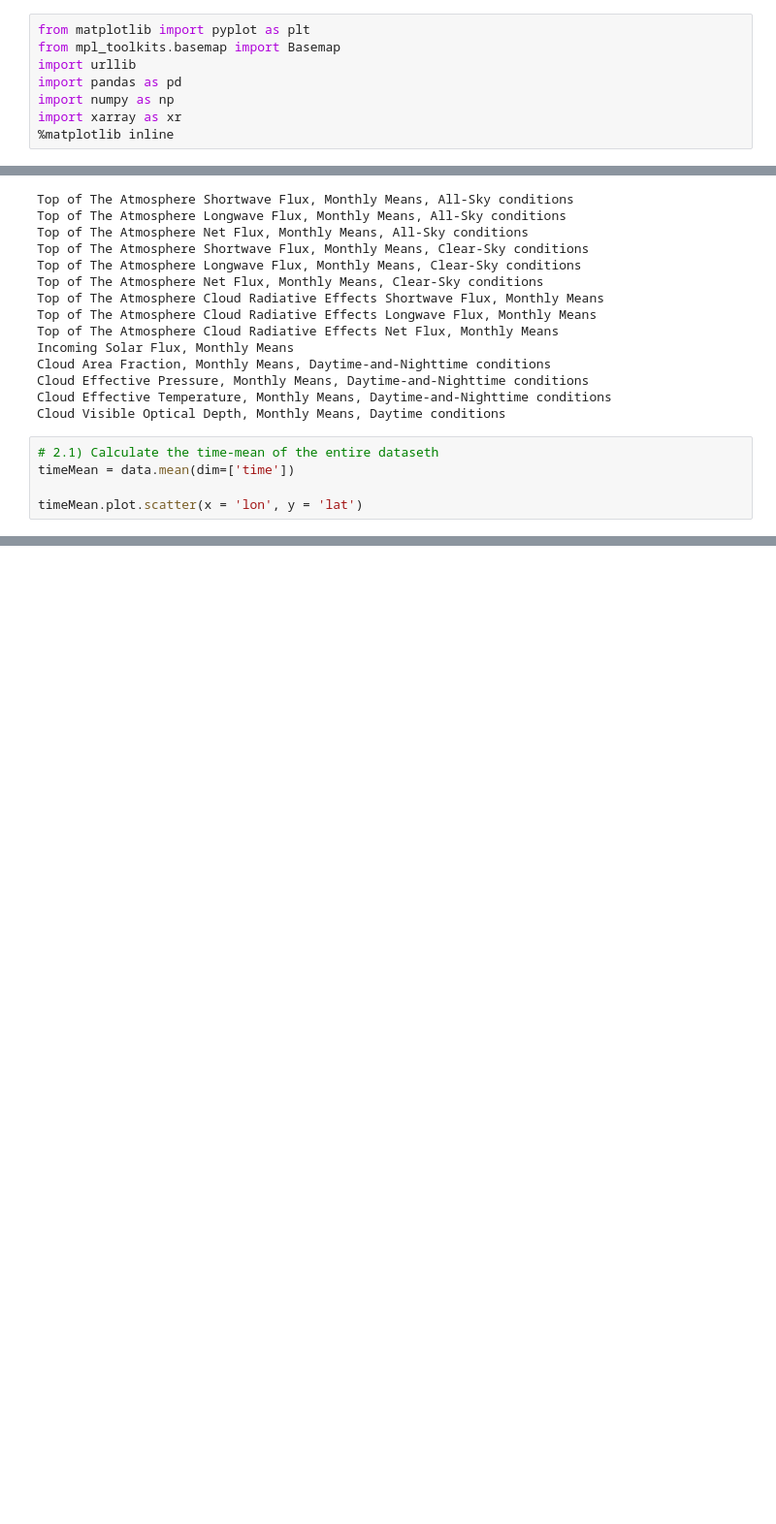
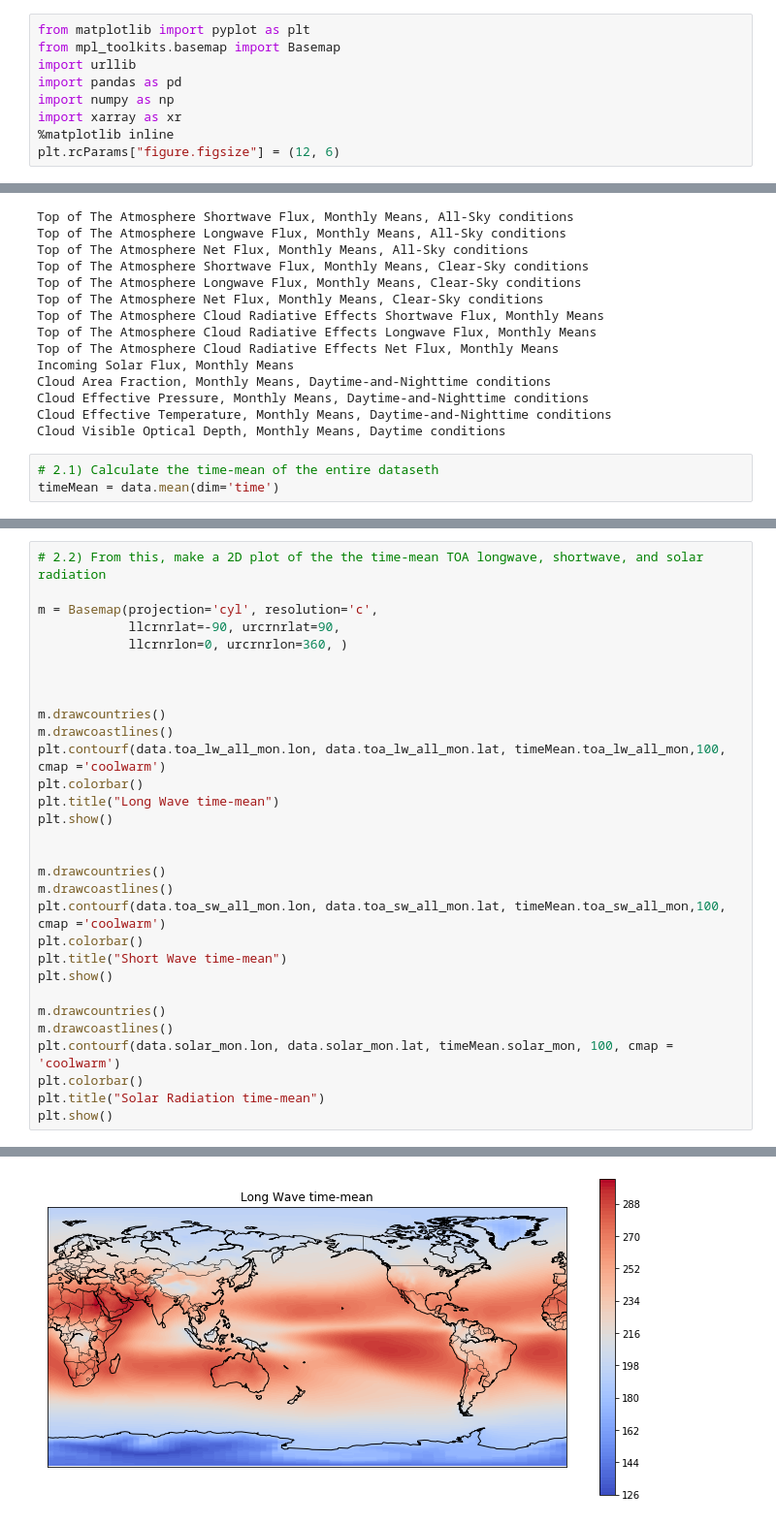
Before and after one commit to philipc2/CDDS-Python, a Jupyter notebook: Earth and Environmental Data Science Tutorial/Xarray.ipynb, the cells around one changed output, grey strips where cells are left out. Shown at 97% size. Saved outputs shown, nothing was run; the diff lists cells and outputs as text; blank space fills up the shorter version.

```diff
--- a/Earth and Environmental Data Science Tutorial/Xarray.ipynb
+++ b/Earth and Environmental Data Science Tutorial/Xarray.ipynb
@@ -9,6 +9,7 @@ import pandas as pd
 import numpy as np
 import xarray as xr
 %matplotlib inline
+plt.rcParams["figure.figsize"] = (12, 6)
 # %% [markdown]
 # Atmospheric Radiation Data
 # %%
@@ -56,7 +57,5 @@ Cloud Effective Temperature, Monthly Means, Daytime-and-Nighttime conditions
 Cloud Visible Optical Depth, Monthly Means, Daytime conditions
 # %%
 # 2.1) Calculate the time-mean of the entire dataseth
-timeMean = data.mean(dim=['time'])
-
-timeMean.plot.scatter(x = 'lon', y = 'lat')
+timeMean = data.mean(dim='time')
 # %% [output]
@@ -64,0 +71,31 @@ timeMean.plot.scatter(x = 'lon', y = 'lat')
+# %%
+# 2.2) From this, make a 2D plot of the the time-mean TOA longwave, shortwave, and solar radiation
+
+m = Basemap(projection='cyl', resolution='c',
+            llcrnrlat=-90, urcrnrlat=90,
+            llcrnrlon=0, urcrnrlon=360, )
+
+
+
+m.drawcountries()
+m.drawcoastlines()
+plt.contourf(data.toa_lw_all_mon.lon, data.toa_lw_all_mon.lat, timeMean.toa_lw_all_mon,100, cmap ='coolwarm')
+plt.colorbar()
+plt.title("Long Wave time-mean")
+plt.show()
+
+
+m.drawcountries()
+m.drawcoastlines()
+plt.contourf(data.toa_sw_all_mon.lon, data.toa_sw_all_mon.lat, timeMean.toa_sw_all_mon,100, cmap ='coolwarm')
+plt.colorbar()
+plt.title("Short Wave time-mean")
+plt.show()
+
+m.drawcountries()
+m.drawcoastlines()
+plt.contourf(data.solar_mon.lon, data.solar_mon.lat, timeMean.solar_mon, 100, cmap = 'coolwarm')
+plt.colorbar()
+plt.title("Solar Radiation time-mean")
+plt.show()
+# %% [output]
@@ -64,0 +106 @@ timeMean.plot.scatter(x = 'lon', y = 'lat')
+[figure, added]
```
Also changed, not shown: parts of 2 cells of this notebook.
